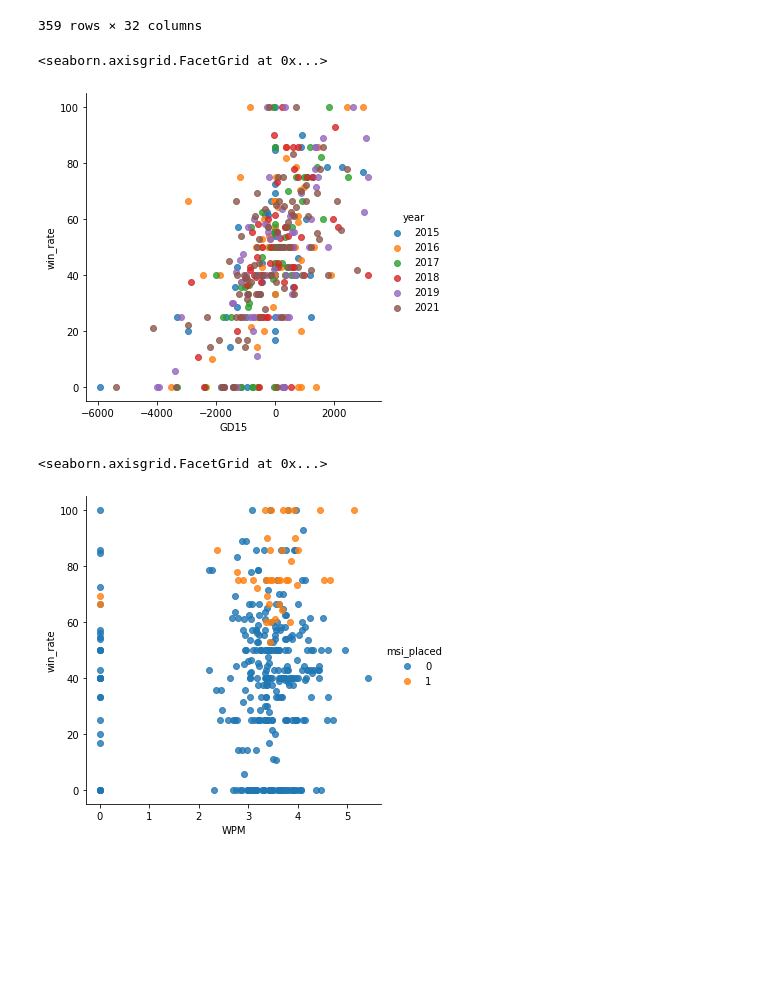
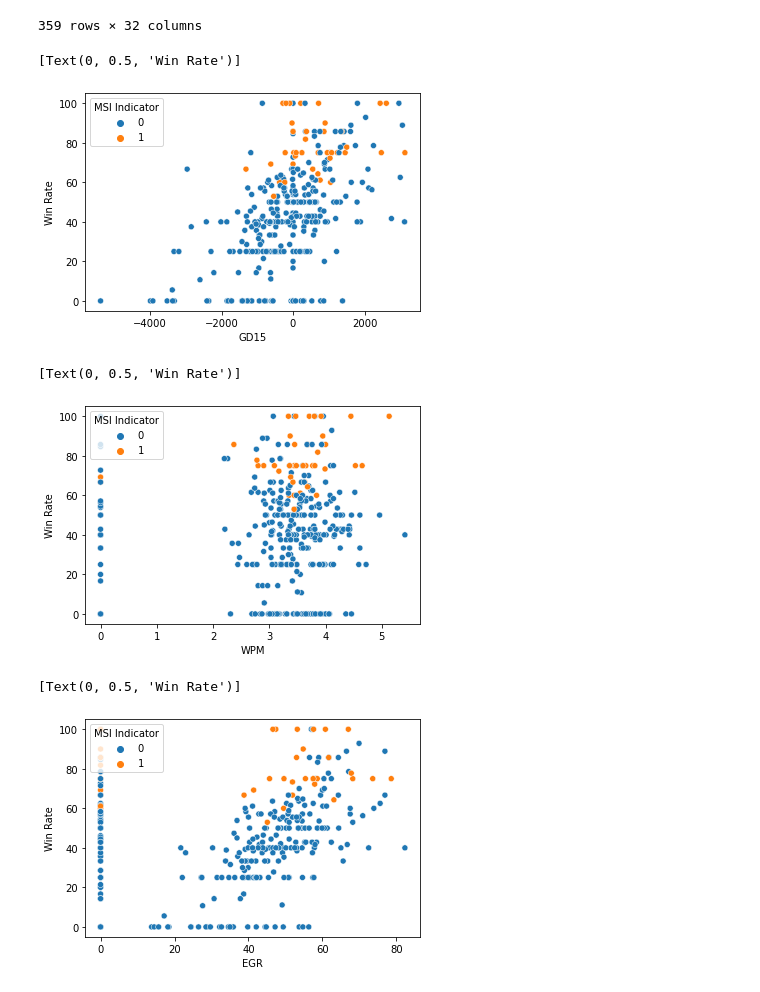
Before and after one commit to logperks/lol-msi-prediction-2022, a Jupyter notebook: Data Analysis.ipynb, the cells around one changed output. Drawn from its saved outputs; the diff is of its cells as text; code cells hidden in the pictures; blank space fills up the shorter version.

Commit message:
update logit and PCA graphs

```diff
--- a/Data Analysis.ipynb
+++ b/Data Analysis.ipynb
@@ -42,12 +42,23 @@ playoffs
 | 397 | 18 | 14 | 4 | 32.3 | 305 | 191 | 1.60 | 0.85 | 1.42 | 0.092 | ... | ... |
 359 rows × 32 columns
 # %%
-sns.lmplot(data = data, x = 'GD15', y = 'win_rate', hue = 'year', fit_reg = False)
+p = sns.scatterplot(data = playoffs, x = 'GD15', y = 'win_rate', hue = 'msi_placed')
+plt.legend(title='MSI Indicator', loc = 'upper left')
+p.set(ylabel = "Win Rate")
 # %% [output]
-<seaborn.axisgrid.FacetGrid at 0x...>
+[Text(0, 0.5, 'Win Rate')]
-[figure, old version]
+[figure, new version]
 # %%
-sns.lmplot(data = playoffs, x = 'WPM', y = 'win_rate', hue = 'msi_placed', fit_reg = False)
+p = sns.scatterplot(data = playoffs, x = 'WPM', y = 'win_rate', hue = 'msi_placed')
+plt.legend(title='MSI Indicator', loc = 'upper left')
+p.set(ylabel = "Win Rate")
 # %% [output]
-<seaborn.axisgrid.FacetGrid at 0x...>
+[Text(0, 0.5, 'Win Rate')]
-[figure, old version]
+[figure, new version]
+# %%
+p = sns.scatterplot(data = playoffs, x = 'EGR', y = 'win_rate', hue = 'msi_placed')
+plt.legend(title='MSI Indicator', loc = 'upper left')
+p.set(ylabel = "Win Rate")
+# %% [output]
+[Text(0, 0.5, 'Win Rate')]
+[figure, added]
```
Also changed, not shown: parts of 1 cell of this notebook, 3 other files.
